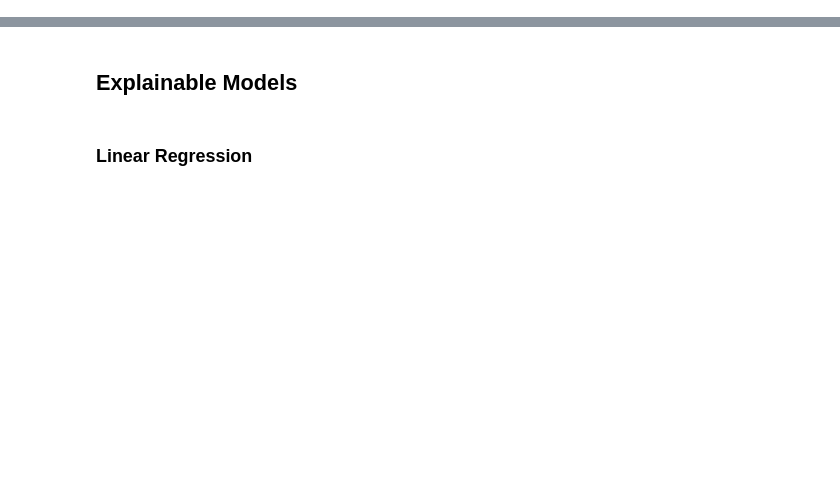
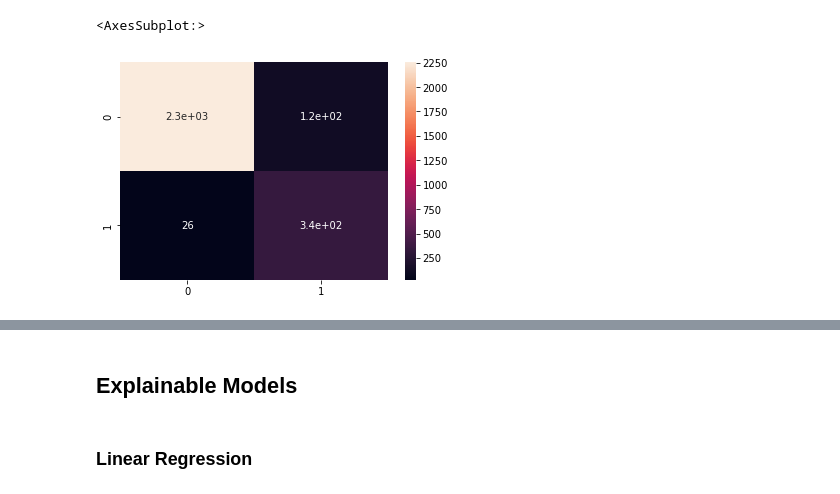
Before and after one commit to jvschlierf/networkthesis, a Jupyter notebook: classifier/evaluate_performance.ipynb, the cells around one changed output, grey strips where cells are left out. Saved outputs shown, nothing was run; the diff lists cells and outputs as text; code cells hidden in the pictures; blank space fills up the shorter version.

```diff
--- a/classifier/evaluate_performance.ipynb
+++ b/classifier/evaluate_performance.ipynb
@@ -154,0 +265,10 @@ y_true = y_true.flatten()
+# %%
+y_score_max = (y_pred_cnn == y_pred_cnn.max(axis=1)[:,None]).astype(int)
+y_score_label = np.argmax(y_score_max, axis=1)
+y_test_label = np.argmax(y_true, axis=1)
+# %%
+df = pd.DataFrame(metrics.confusion_matrix(y_test_label, y_score_label))
+sns.heatmap(df, annot=True)
+# %% [output]
+<AxesSubplot:>
+[figure, added]
```
Also changed, not shown: parts of 61 cells of this notebook, 2 other files.
